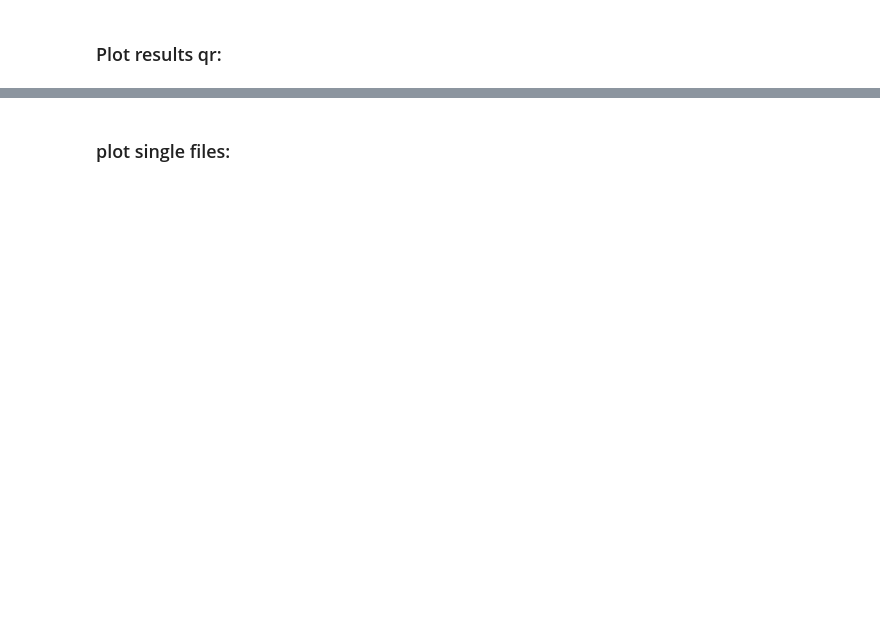
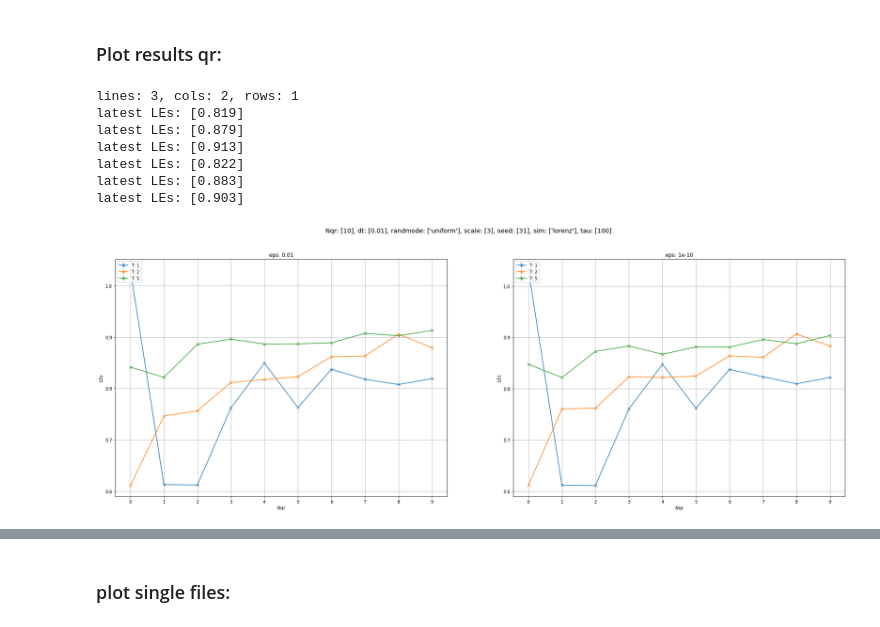
Before and after one commit to baurse/rescomp, a Jupyter notebook: bin/lyapunov_exponents_testing/Test_Lorenz_Simulations.ipynb, the cells around one changed output, grey strips where cells are left out. Drawn from its saved outputs; the diff is of its cells as text; code cells hidden in the pictures; blank space fills up the shorter version.

```diff
--- a/bin/lyapunov_exponents_testing/Test_Lorenz_Simulations.ipynb
+++ b/bin/lyapunov_exponents_testing/Test_Lorenz_Simulations.ipynb
@@ -107,11 +111,11 @@ parameter_dict = {
     "scale": [3 ],
     "randmode": ["uniform"],
 
-    "dt": [0.01, 0.001],
+    "dt": [0.01],
     "tau": 100,
     "T": [1, 2, 5],
 
-    "eps": [1e-6],
+    "eps": [1e-2, 1e-10],
     "Nqr": 10,
 }
 
@@ -124,7 +128,7 @@ traj_div=True
 
 # define saving:
 save = True
-qr_name = "qr_trajdiv6"
+qr_name = "qr1"
 exp_name_qr = exp_name_both + qr_name
 
 # other parameters:
@@ -172,21 +208,30 @@ simt.plot_experiment(plot_func, prepath, exp_name_div, zs=zs, xs=xs, ys=ys, subf
 # %%
 plot_func = simt.plot_leqr_file
 
-zs = []
-xs = []
+zs = ["T"]
+xs = ["eps"]
 ys = []
 
 # simt.plot_leqr_file kwargs
 mean_axs = "ens"
-show_error = True
+show_error = 0
 le_index = None
 ens_index = None
 every_x_tick = True
 subfigsize= (15, 10)
 
 prefix="leqr"
 
 subfigsize = (15, 10)
 simt.plot_experiment(plot_func, prepath, exp_name_qr, prefix=prefix, zs=zs, xs=xs, ys=ys, subfigsize=subfigsize, mean_axs=mean_axs, show_error=show_error,
                  le_index=le_index, ens_index=ens_index, every_x_tick=every_x_tick,
                 )
+# %% [output]
+lines: 3, cols: 2, rows: 1
+latest LEs: [0.819]
+latest LEs: [0.879]
+latest LEs: [0.913]
+latest LEs: [0.822]
+latest LEs: [0.883]
+latest LEs: [0.903]
+[figure, added]
```
Also changed, not shown: parts of 13 cells of this notebook, 13 other files.
